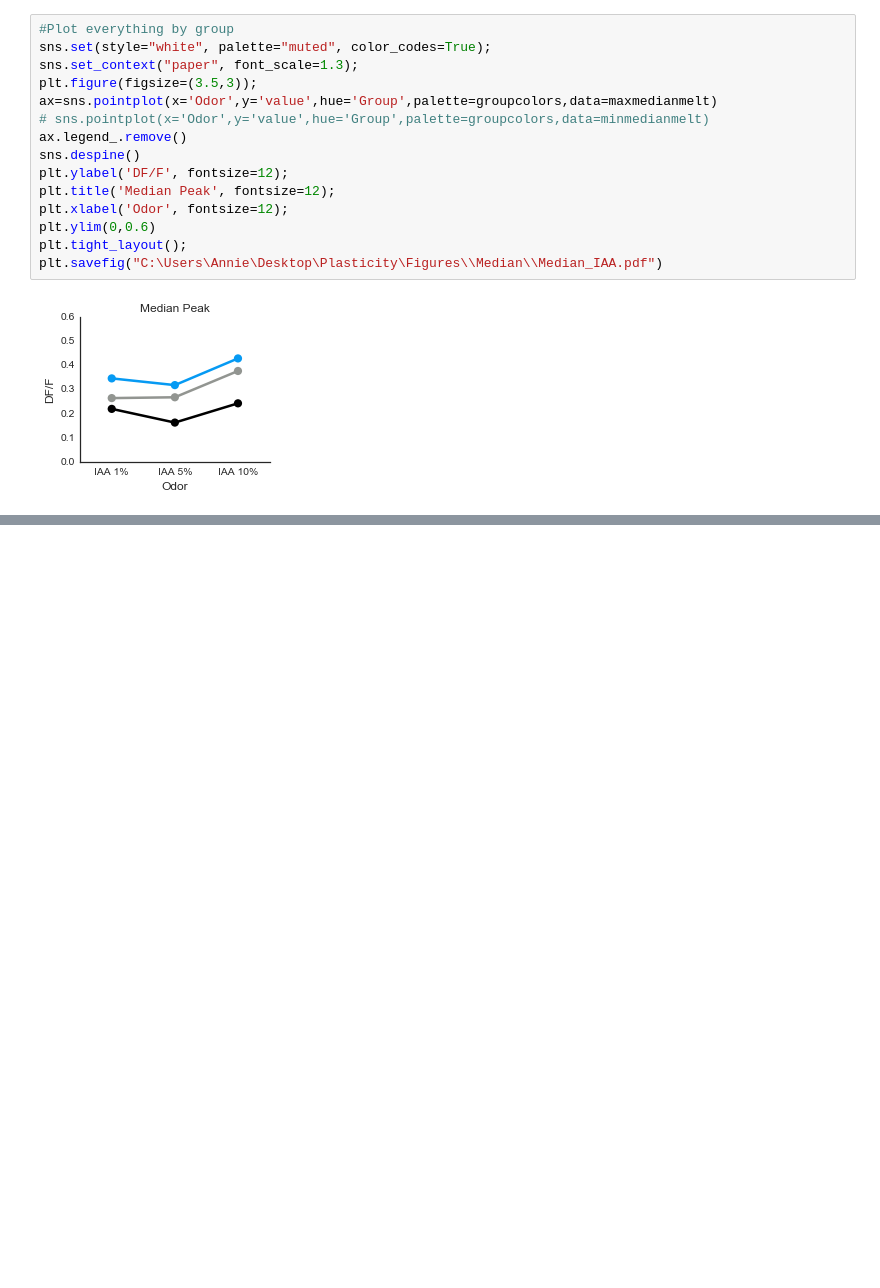
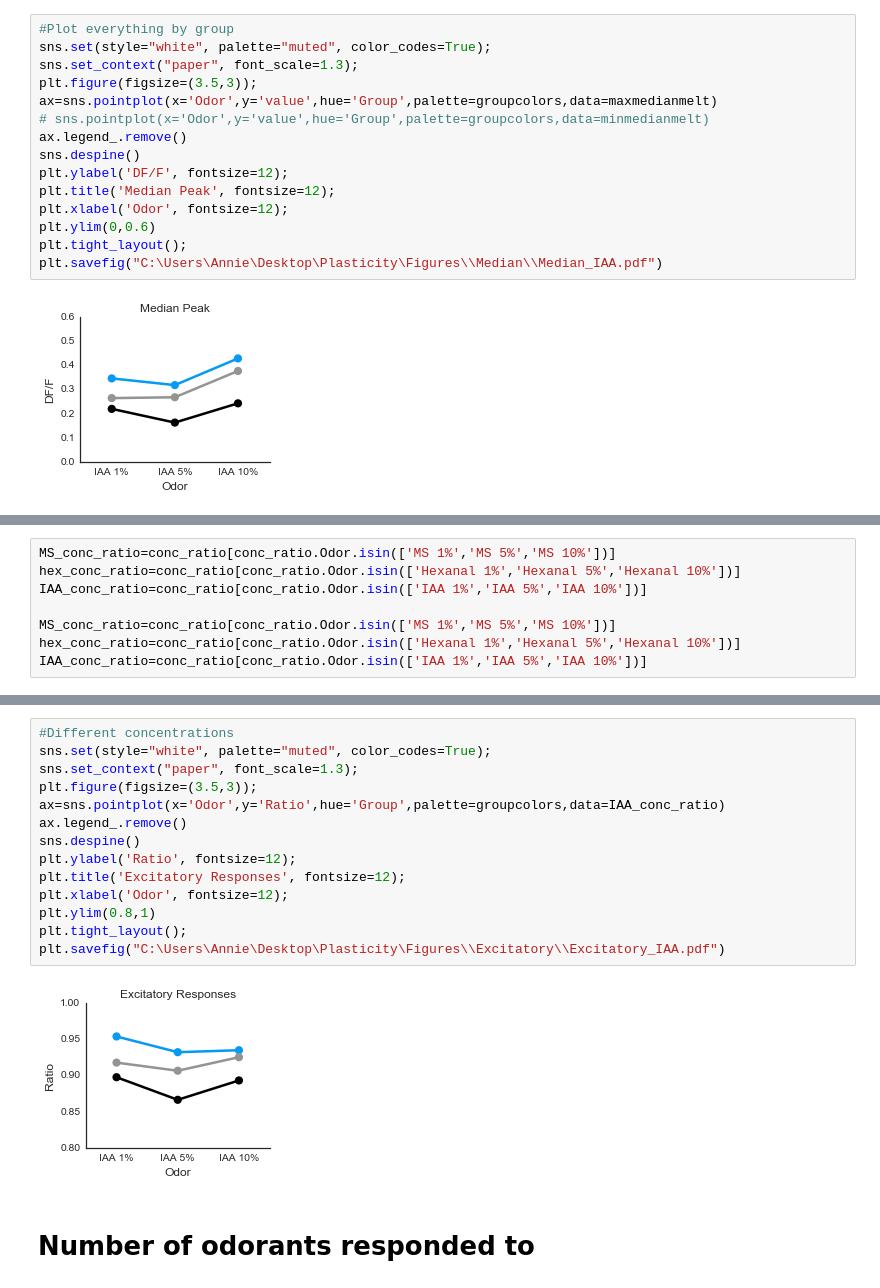
Before and after one commit to liu-annie/CaI, a Jupyter notebook: Paper_Figures.ipynb, the cells around one changed output, grey strips where cells are left out. Saved outputs shown, nothing was run; the diff lists cells and outputs as text; blank space fills up the shorter version.

```diff
--- a/Paper_Figures.ipynb
+++ b/Paper_Figures.ipynb
@@ -350,0 +411,8 @@ plt.savefig("C:\Users\Annie\Desktop\Plasticity\Figures\\Median\\Median_IAA.pdf")
+# %%
+MS_conc_ratio=conc_ratio[conc_ratio.Odor.isin(['MS 1%','MS 5%','MS 10%'])]
+hex_conc_ratio=conc_ratio[conc_ratio.Odor.isin(['Hexanal 1%','Hexanal 5%','Hexanal 10%'])]
+IAA_conc_ratio=conc_ratio[conc_ratio.Odor.isin(['IAA 1%','IAA 5%','IAA 10%'])]
+
+MS_conc_ratio=conc_ratio[conc_ratio.Odor.isin(['MS 1%','MS 5%','MS 10%'])]
+hex_conc_ratio=conc_ratio[conc_ratio.Odor.isin(['Hexanal 1%','Hexanal 5%','Hexanal 10%'])]
+IAA_conc_ratio=conc_ratio[conc_ratio.Odor.isin(['IAA 1%','IAA 5%','IAA 10%'])]
@@ -350,0 +435,18 @@ plt.savefig("C:\Users\Annie\Desktop\Plasticity\Figures\\Median\\Median_IAA.pdf")
+# %%
+#Different concentrations
+sns.set(style="white", palette="muted", color_codes=True);
+sns.set_context("paper", font_scale=1.3);
+plt.figure(figsize=(3.5,3));
+ax=sns.pointplot(x='Odor',y='Ratio',hue='Group',palette=groupcolors,data=IAA_conc_ratio)
+ax.legend_.remove()
+sns.despine()
+plt.ylabel('Ratio', fontsize=12);
+plt.title('Excitatory Responses', fontsize=12);
+plt.xlabel('Odor', fontsize=12);
+plt.ylim(0.8,1)
+plt.tight_layout();
+plt.savefig("C:\Users\Annie\Desktop\Plasticity\Figures\\Excitatory\\Excitatory_IAA.pdf")
+# %% [output]
+[figure, added]
+# %% [markdown]
+# Number of odorants responded to
```
Also changed, not shown: parts of 21 cells of this notebook, 2 other files.
